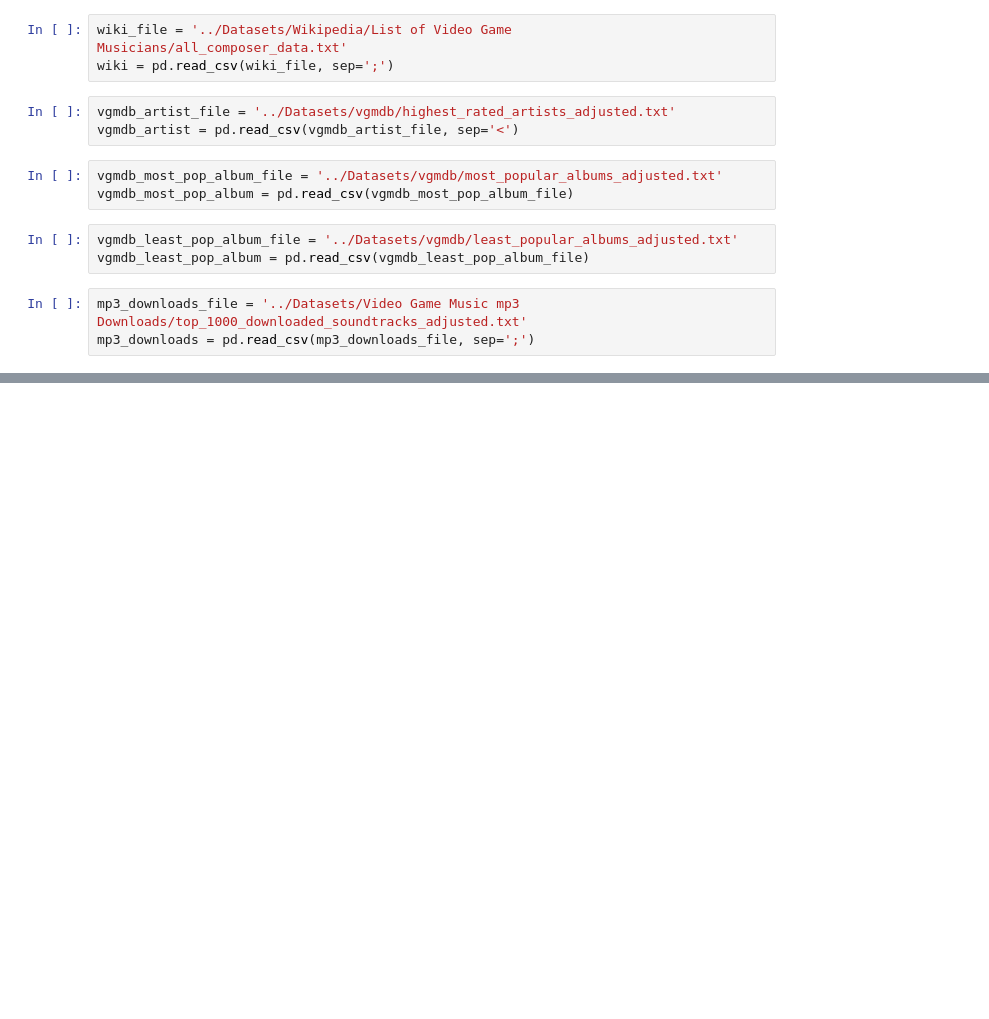
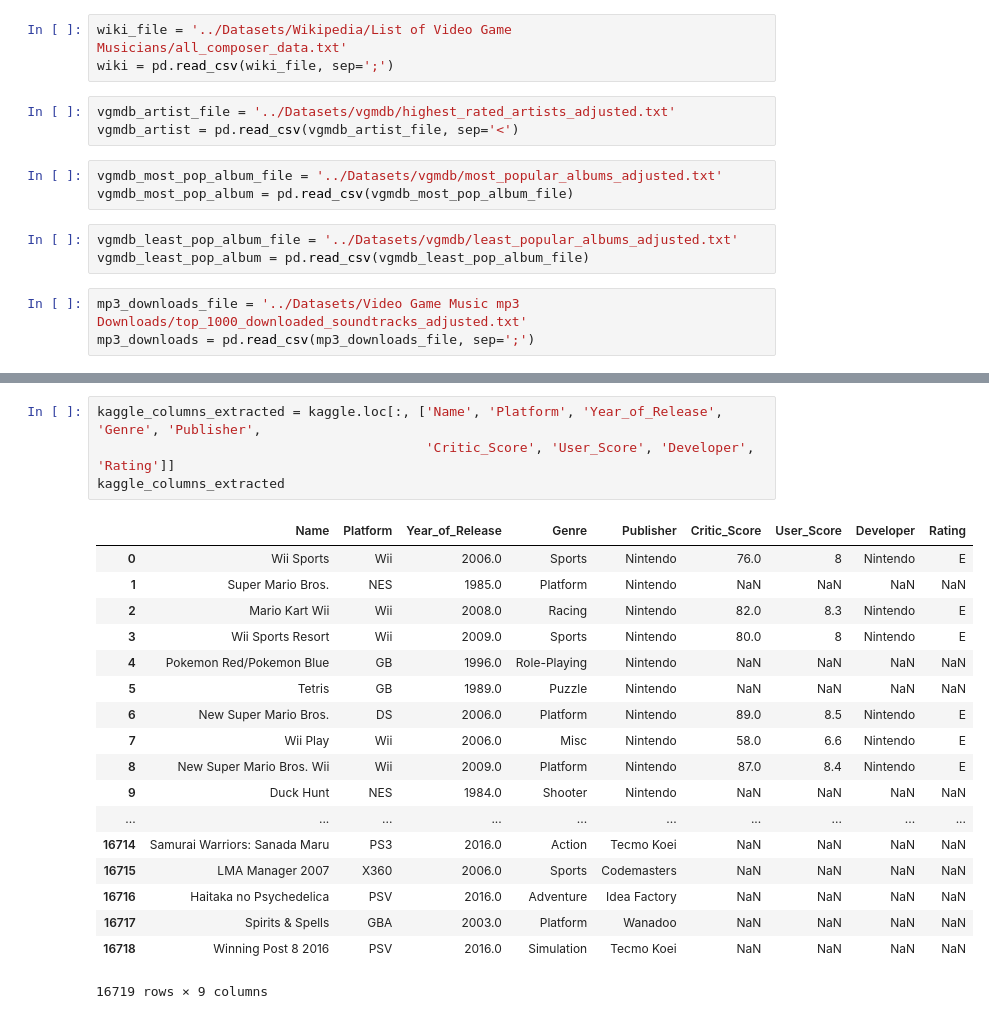
Before and after one commit to ewijohnson/johnson_eric_data_mashup_project, a Jupyter notebook: jupyter_notebooks_data_mashup/Dataset Combining.ipynb, the cells around one changed output, grey strips where cells are left out. Cells and saved outputs as stored; diff of their text form; blank space fills up the shorter version.

```diff
--- a/jupyter_notebooks_data_mashup/Dataset Combining.ipynb
+++ b/jupyter_notebooks_data_mashup/Dataset Combining.ipynb
@@ -20,0 +42,23 @@ mp3_downloads = pd.read_csv(mp3_downloads_file, sep=';')
+# %%
+kaggle_columns_extracted = kaggle.loc[:, ['Name', 'Platform', 'Year_of_Release', 'Genre', 'Publisher',
+                                          'Critic_Score', 'User_Score', 'Developer', 'Rating']]
+kaggle_columns_extracted
+# %% [output]
+|  | Name | Platform | Year_of_Release | Genre | Publisher | Critic_Score | User_Score | Developer | Rating |
+| 0 | Wii Sports | Wii | 2006.0 | Sports | Nintendo | 76.0 | 8 | Nintendo | E |
+| 1 | Super Mario Bros. | NES | 1985.0 | Platform | Nintendo | NaN | NaN | NaN | NaN |
+| 2 | Mario Kart Wii | Wii | 2008.0 | Racing | Nintendo | 82.0 | 8.3 | Nintendo | E |
+| 3 | Wii Sports Resort | Wii | 2009.0 | Sports | Nintendo | 80.0 | 8 | Nintendo | E |
+| 4 | Pokemon Red/Pokemon Blue | GB | 1996.0 | Role-Playing | Nintendo | NaN | NaN | NaN | NaN |
+| 5 | Tetris | GB | 1989.0 | Puzzle | Nintendo | NaN | NaN | NaN | NaN |
+| 6 | New Super Mario Bros. | DS | 2006.0 | Platform | Nintendo | 89.0 | 8.5 | Nintendo | E |
+| 7 | Wii Play | Wii | 2006.0 | Misc | Nintendo | 58.0 | 6.6 | Nintendo | E |
+| 8 | New Super Mario Bros. Wii | Wii | 2009.0 | Platform | Nintendo | 87.0 | 8.4 | Nintendo | E |
+| 9 | Duck Hunt | NES | 1984.0 | Shooter | Nintendo | NaN | NaN | NaN | NaN |
+| ... | ... | ... | ... | ... | ... | ... | ... | ... | ... |
+| 16714 | Samurai Warriors: Sanada Maru | PS3 | 2016.0 | Action | Tecmo Koei | NaN | NaN | NaN | NaN |
+| 16715 | LMA Manager 2007 | X360 | 2006.0 | Sports | Codemasters | NaN | NaN | NaN | NaN |
+| 16716 | Haitaka no Psychedelica | PSV | 2016.0 | Adventure | Idea Factory | NaN | NaN | NaN | NaN |
+| 16717 | Spirits & Spells | GBA | 2003.0 | Platform | Wanadoo | NaN | NaN | NaN | NaN |
+| 16718 | Winning Post 8 2016 | PSV | 2016.0 | Simulation | Tecmo Koei | NaN | NaN | NaN | NaN |
+16719 rows × 9 columns
```
Also changed, not shown: parts of 21 cells of this notebook.
